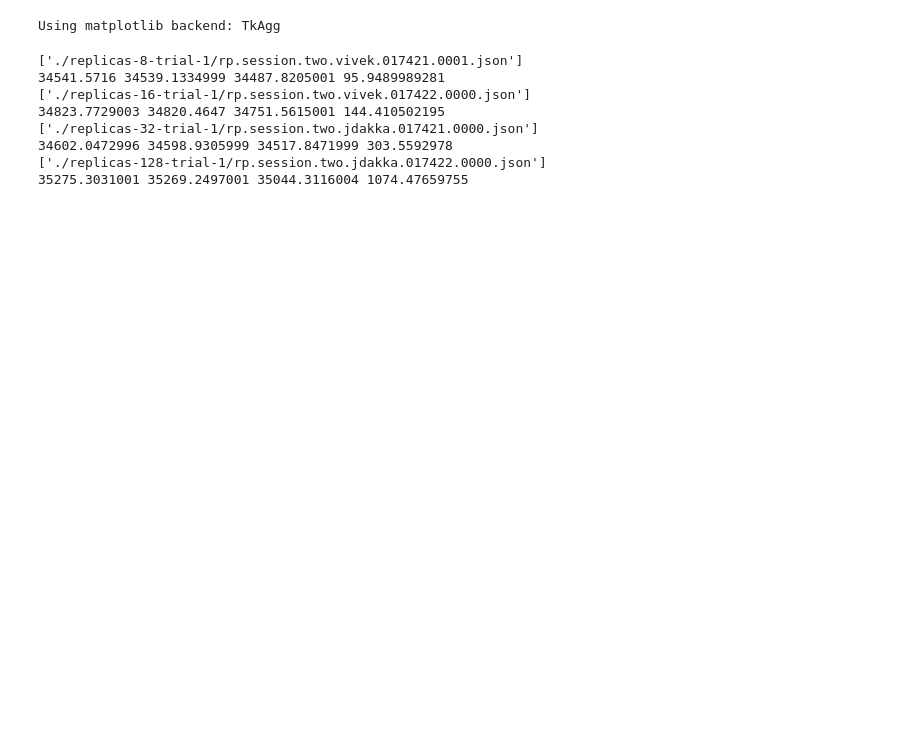
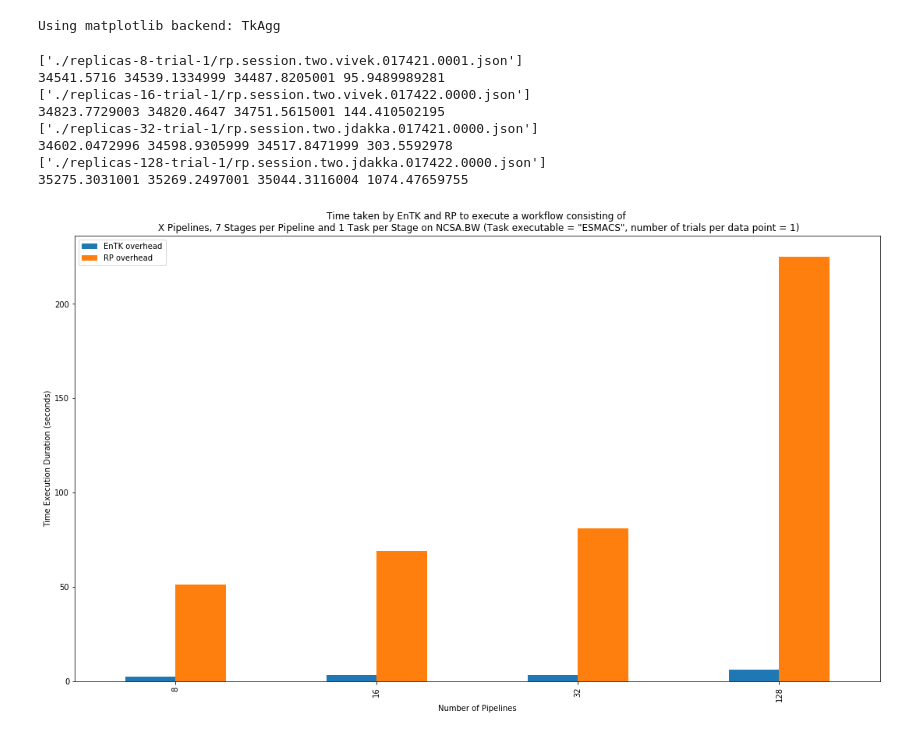
Before and after one commit to radical-experiments/htbac-experiments, a Jupyter notebook: namd-entk-6-barrier/plotme.ipynb, the cells around one changed output. Drawn from its saved outputs; the diff is of its cells as text; code cells hidden in the pictures; blank space fills up the shorter version.

```diff
--- a/namd-entk-6-barrier/plotme.ipynb
+++ b/namd-entk-6-barrier/plotme.ipynb
@@ -102,9 +104,13 @@ for pipelines in pipelines_list:
 # %%
-ax = df.plot(kind='bar', title='Time taken by EnTK and RP to execute a workflow consisting of \n X Pipelines, 7 Stages per Pipeline and 1 Task per Stage on NCSA.BW (Task executable = "ESMACS", number of trials per data point = 1)')
-ax.set_xlabel('Number of Pipelines')
-ax.set_ylabel('Time (seconds)')
+df = df.drop('Execution duration',axis=1)
+ax1 = df.plot(kind='bar', title='Time taken by EnTK and RP to execute a workflow consisting of \n X Pipelines, 7 Stages per Pipeline and 1 Task per Stage on NCSA.BW (Task executable = "ESMACS", number of trials per data point = 1)')
+ax1.set_xlabel('Number of Pipelines')
+ax1.set_ylabel('Time Execution Duration (seconds)')
 
-
+FONTSIZE=12
 fig = plt.gcf()
 fig.set_size_inches(18.5, 10.5)
-fig.savefig('namd_worload_devel.pdf', dpi=100)
+fig.show()
+#fig.savefig('namd_worload_devel.pdf', dpi=100)
+# %% [output]
+[figure, added]
```
Also changed, not shown: parts of 1 cell of this notebook.
